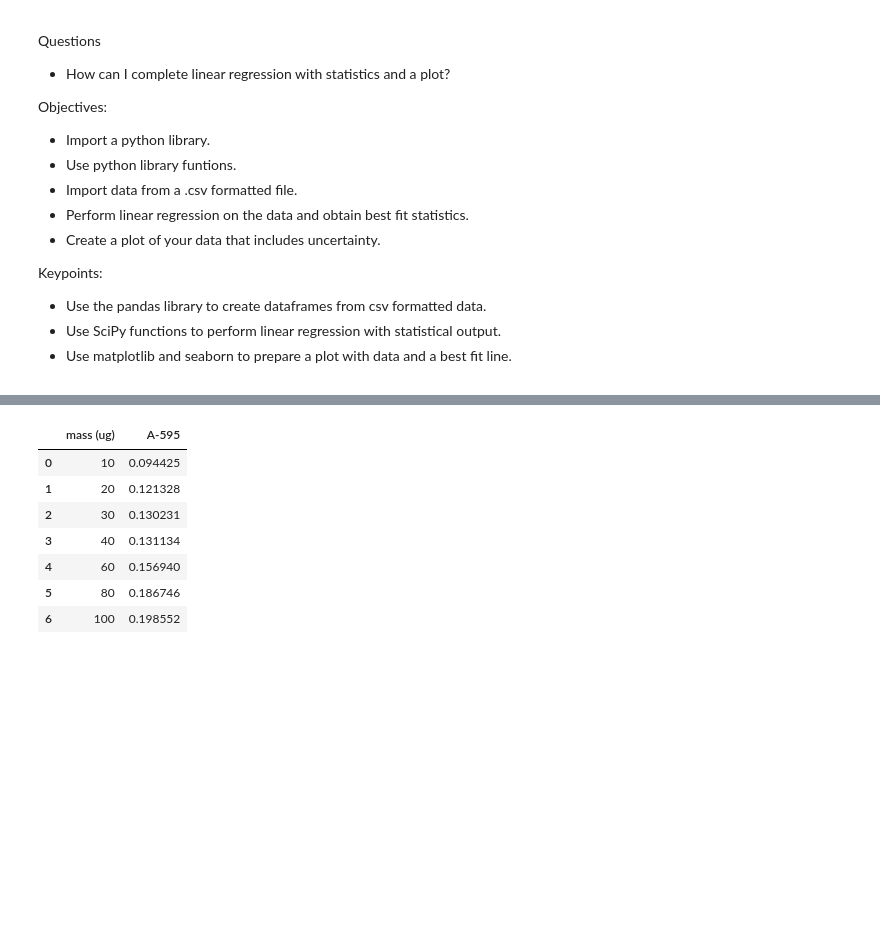
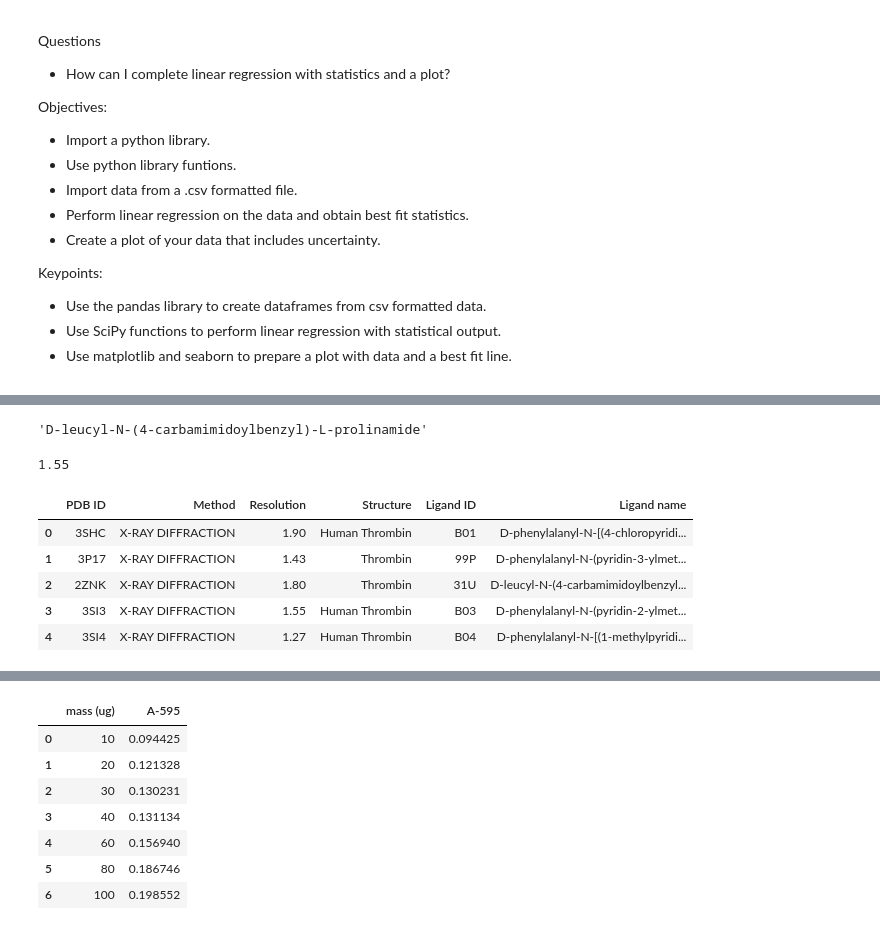
Before and after one commit to MolSSI-Education/python-scripting-biochemistry, a Jupyter notebook: biochemist-python/chapters/Linear_Regression.ipynb, the cells around one changed output, grey strips where cells are left out. Saved outputs shown, nothing was run; the diff lists cells and outputs as text; code cells hidden in the pictures; blank space fills up the shorter version.

```diff
--- a/biochemist-python/chapters/Linear_Regression.ipynb
+++ b/biochemist-python/chapters/Linear_Regression.ipynb
@@ -105,4 +71,4 @@ import os
 # %%
-ligand_file = os.path.join('data', 'remdesivir.pdb')
-print(ligand_file)
+thrombin_file = os.path.join('data', 'thrombin_with_ligands.csv')
+print(thrombin_file)
 # %% [output]
@@ -179,0 +96,2 @@ pd.read_csv('elements.csv')
+# %%
+thrombin_df = pd.read_csv(thrombin_file)
@@ -179,0 +113,17 @@ pd.read_csv('elements.csv')
+# %%
+thrombin_df.iloc[2,5]
+# %% [output]
+'D-leucyl-N-(4-carbamimidoylbenzyl)-L-prolinamide'
+# %%
+thrombin_df.loc[3,'Resolution']
+# %% [output]
+1.55
+# %%
+thrombin_df.head()
+# %% [output]
+|  | PDB ID | Method | Resolution | Structure | Ligand ID | Ligand name |
+| 0 | 3SHC | X-RAY DIFFRACTION | 1.90 | Human Thrombin | B01 | D-phenylalanyl-N-[(4-chloropyridi... |
+| 1 | 3P17 | X-RAY DIFFRACTION | 1.43 | Thrombin | 99P | D-phenylalanyl-N-(pyridin-3-ylmet... |
+| 2 | 2ZNK | X-RAY DIFFRACTION | 1.80 | Thrombin | 31U | D-leucyl-N-(4-carbamimidoylbenzyl... |
+| 3 | 3SI3 | X-RAY DIFFRACTION | 1.55 | Human Thrombin | B03 | D-phenylalanyl-N-(pyridin-2-ylmet... |
+| 4 | 3SI4 | X-RAY DIFFRACTION | 1.27 | Human Thrombin | B04 | D-phenylalanyl-N-[(1-methylpyridi... |
```
Also changed, not shown: parts of 23 cells of this notebook.
